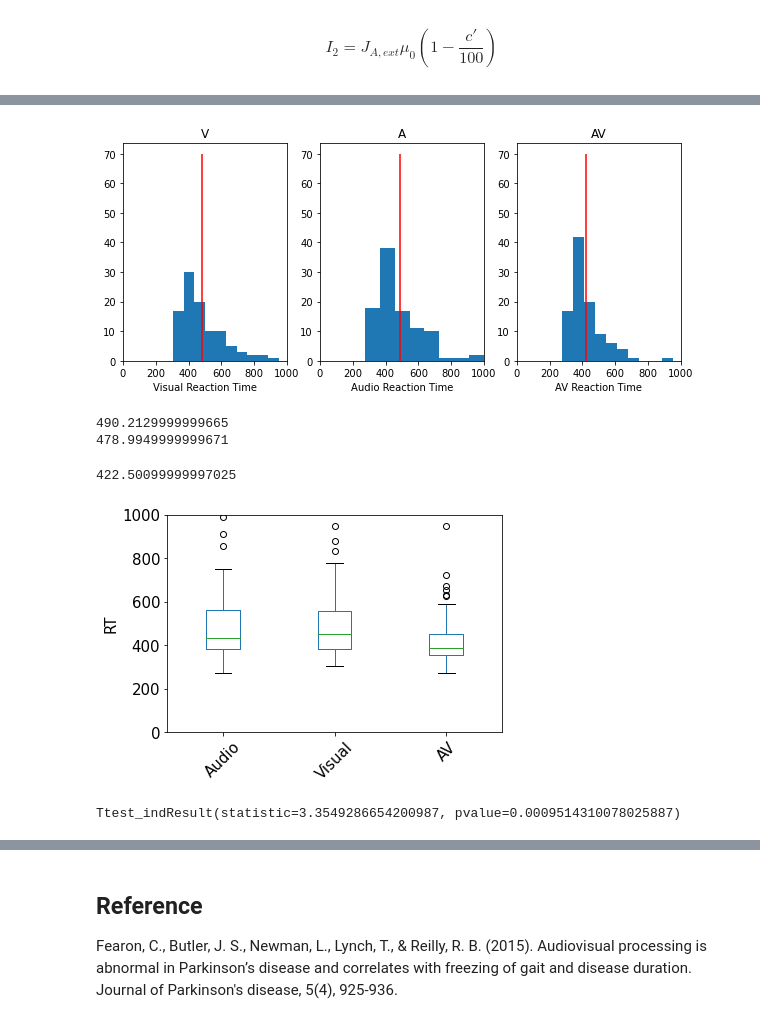
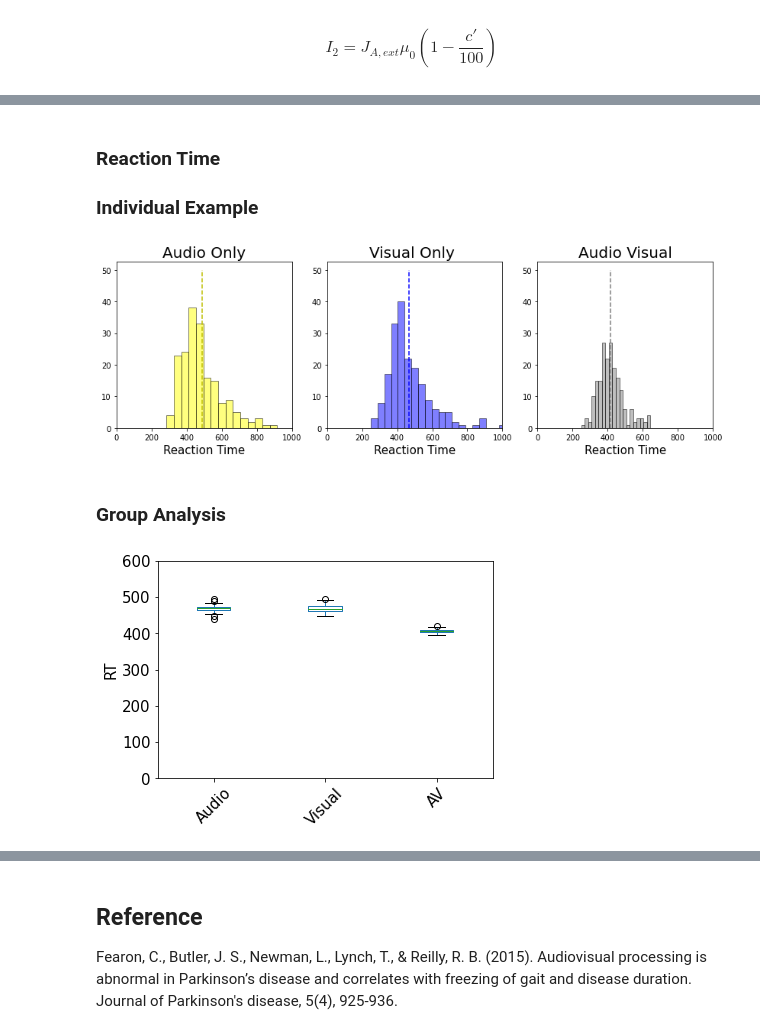
Before and after one commit to john-s-butler-dit/Decision-Making-Models, a Jupyter notebook: MULTISENSORY/Audio Visual Reaction Loop Version.ipynb, the cells around one changed output, grey strips where cells are left out. Saved outputs shown, nothing was run; the diff lists cells and outputs as text; code cells hidden in the pictures.

```diff
--- a/MULTISENSORY/Audio Visual Reaction Loop Version.ipynb
+++ b/MULTISENSORY/Audio Visual Reaction Loop Version.ipynb
@@ -159,0 +243,10 @@ Firing_target_AUDIO_INHIB=0*time # np.zeros((1,len(time)))
+# %%
+AV_Drift=np.zeros(K)
+V_Drift=np.zeros(K)
+A_Drift=np.zeros(K)
+Pred_Drift=np.zeros(K)
+
+
+AV_time_delay=np.zeros(K)
+V_time_delay=np.zeros(K)
+A_time_delay=np.zeros(K)
@@ -159,0 +257,2 @@ Firing_target_AUDIO_INHIB=0*time # np.zeros((1,len(time)))
+# %%
+TAU_AUDIO=np.random.uniform(low=0.007, high=0.013, size=K)
@@ -277,57 +492,49 @@ plt.show()
+# %% [markdown]
+### Reaction Time
+### Individual Example
 # %%
-fig = plt.figure(figsize=(10,4))
-plt.subplot(131)
-plt.hist(RT_VIS)
-plt.vlines(np.mean(RT_VIS),0,70,color='red')
+fig = plt.figure(figsize=(14,4))
+plt.subplot(132)
+plt.hist(RT_VIS[ANSWER_VIS==1],bins=20,facecolor='blue', ec="k", alpha=0.5)
+plt.vlines(np.mean(RT_VIS[ANSWER_VIS==1]),0,50,linestyles='dashed',color='b')
 plt.xlim(0,1000)
 
-plt.xlabel('Visual Reaction Time')
-plt.title('V')
+plt.xlabel('Reaction Time',fontsize=15)
+plt.title('Visual Only ',fontsize=20)
 
 
-plt.subplot(132)
-plt.hist(RT_AUDIO)
-plt.xlabel('Audio Reaction Time')
-plt.vlines(np.mean(RT_AUDIO),0,70,color='red')
+plt.subplot(131)
+plt.hist(RT_AUDIO[ANSWER_AUDIO==1],bins=20,facecolor='yellow', ec="k", alpha=0.5)
+plt.xlabel('Reaction Time',fontsize=15)
+plt.vlines(np.mean(RT_AUDIO[ANSWER_AUDIO==1]),0,50,linestyles='dashed',color='y')
 plt.xlim(0,1000)
 
 
 
-plt.title('A')
+plt.title('Audio Only',fontsize=20)
+
 
 plt.subplot(133)
-plt.hist(RT_AV)
-plt.vlines(np.mean(RT_AV),0,70,color='red')
-plt.xlabel('AV Reaction Time')
-plt.title('AV')
+plt.hist(RT_AV[ANSWER_AV==1],bins=20,facecolor='grey', ec="k", alpha=0.5)
+plt.vlines(np.mean(RT_AV[ANSWER_AV==1]),0,50,color='grey',linestyles='dashed',label="Mean Reaction Time")
+plt.xlabel('Reaction Time',fontsize=15)
+plt.title('Audio Visual',fontsize=20)
 plt.xlim(0,1000)
-
-
-plt.savefig('AV_Behavioural.png', bbox_inches='tight',dpi=300)
 plt.show()
-print(np.mean(RT_AUDIO))
-print(np.mean(RT_VIS))
-
-np.mean(RT_AV)
 # %% [output]
-[figure, old version]
+[figure, new version]
-490.2129999999665
-478.9949999999671
-422.50099999997025
+# %% [markdown]
+### Group Analysis
 # %%
-df=pd.DataFrame({'Audio': RT_AUDIO, 'Visual': RT_VIS,'AV':RT_AV})
-#from matplotlib import pyplot as plt
+df=pd.DataFrame({'Audio': GROUP_RT[0,:], 'Visual': GROUP_RT[1,:],'AV':GROUP_RT[2,:]})
 
 fig = plt.figure(figsize=(6,4))
 ax=df.boxplot(grid=False, rot=45, fontsize=15)
+#ax=df.plot.scatter()
 #fig.set_ylabel('RT')
 ax.set_ylabel('RT', fontsize=15)
-ax.set_ylim((0,1000))
+ax.set_ylim((0,600))
 #df.boxplot(grid=False, rot=45, fontsize=15)
 plt.show()
-
-
-ttest_ind(df['Visual'],df['AV'])
 # %% [output]
-[figure, old version]
+[figure, new version]
-Ttest_indResult(statistic=3.3549286654200987, pvalue=0.0009514310078025887)
```
Also changed, not shown: parts of 43 cells of this notebook, 12 other files.
